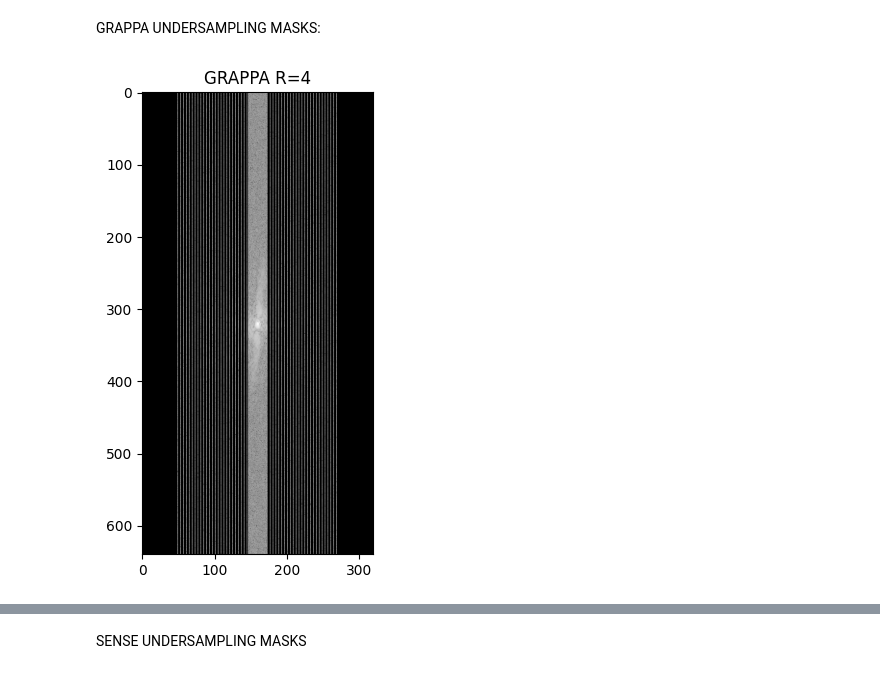
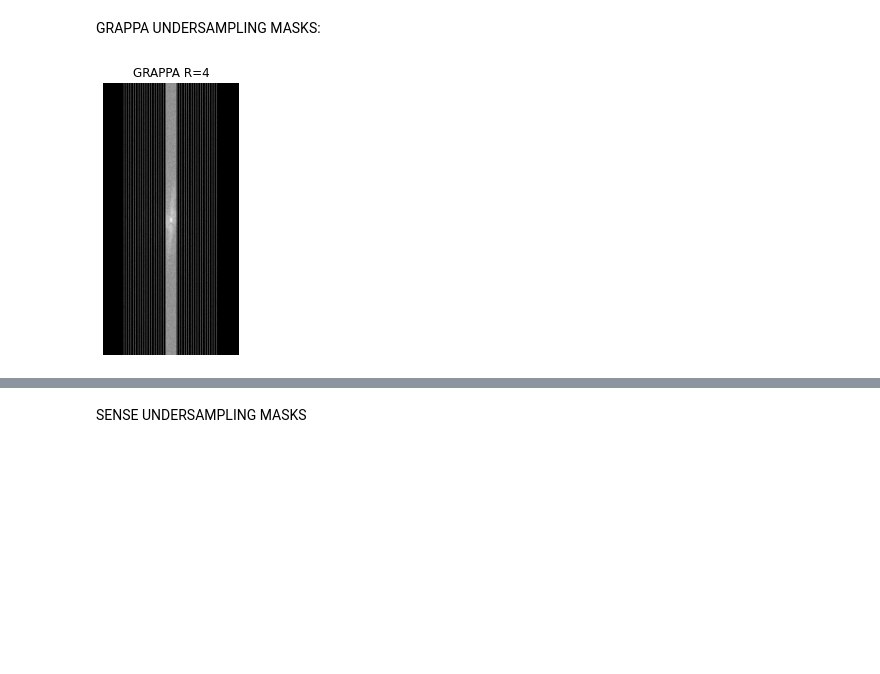
Before and after one commit to AlexSlock/fastMRI-hybrid-modelling, a Jupyter notebook: fastMRI/KSpaceMasks_visualized.ipynb, the cells around one changed output, grey strips where cells are left out. Drawn from its saved outputs; the diff is of its cells as text; code cells hidden in the pictures; blank space fills up the shorter version.

```diff
--- a/fastMRI/KSpaceMasks_visualized.ipynb
+++ b/fastMRI/KSpaceMasks_visualized.ipynb
@@ -27,17 +27,18 @@ GRAPPA UNDERSAMPLING MASKS:
 # %%
 # Here select the mask type: with acceleration factor!
 
 mask_func = create_mask_for_mask_type('equispaced', [0.08], [4])
-masked_kspace_grappa4, mask, _ = T.apply_mask(kspace_torch, mask_func)
+masked_kspace_grappa4, mask = T.apply_mask(kspace_torch, mask_func)
 
 # Show GRAPPA MASK for R=4
 slice_idx = 4
-fig = plt.figure(figsize=(12,6))
+fig = plt.figure(figsize=(4,5))
 plt.imshow(np.log(np.abs(fastmri.complex_abs(masked_kspace_grappa4).numpy()[3,:,:,:]) + 1e-9)[slice_idx], cmap='gray')
 plt.title('GRAPPA R=4')
+plt.axis('off')
 plt.savefig('/DATASERVER/MIC/GENERAL/STUDENTS/aslock2/figures/GRAPPA R=4.png')
 # %% [output]
-[figure, old version]
+[figure, new version]
 # %%
 # Show GRAPPA MASK for R=8
 mask_func = create_mask_for_mask_type('equispaced', [0.04], [8])
```
Also changed, not shown: parts of 5 cells of this notebook, 17 other files.
